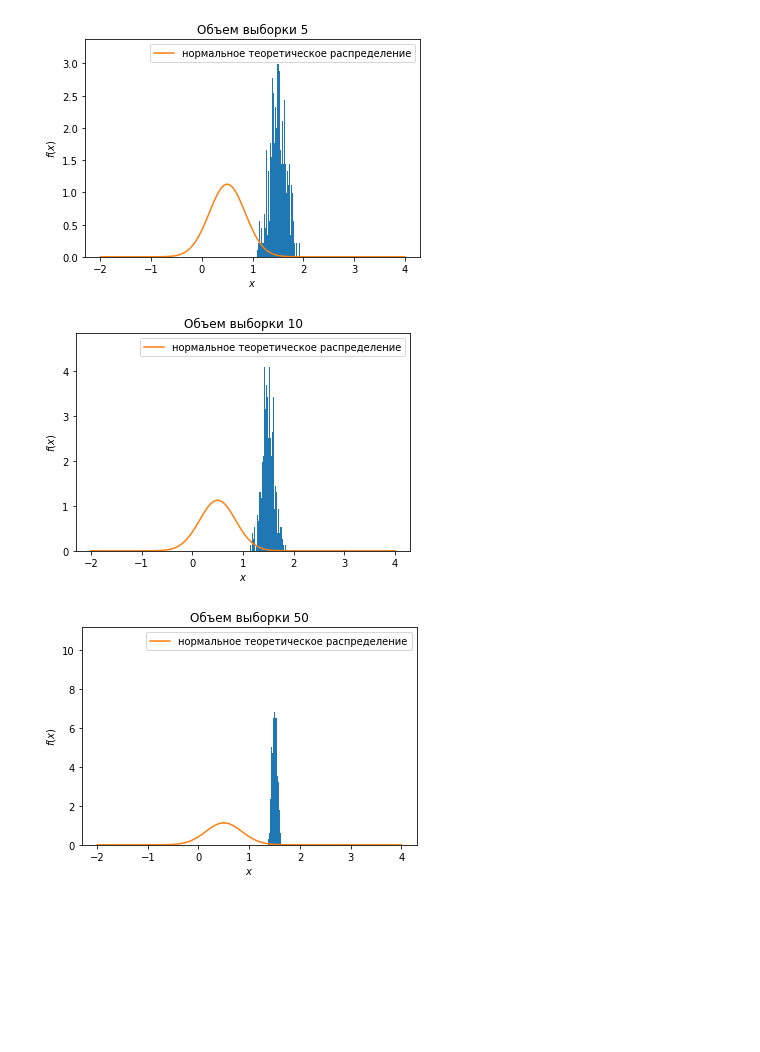
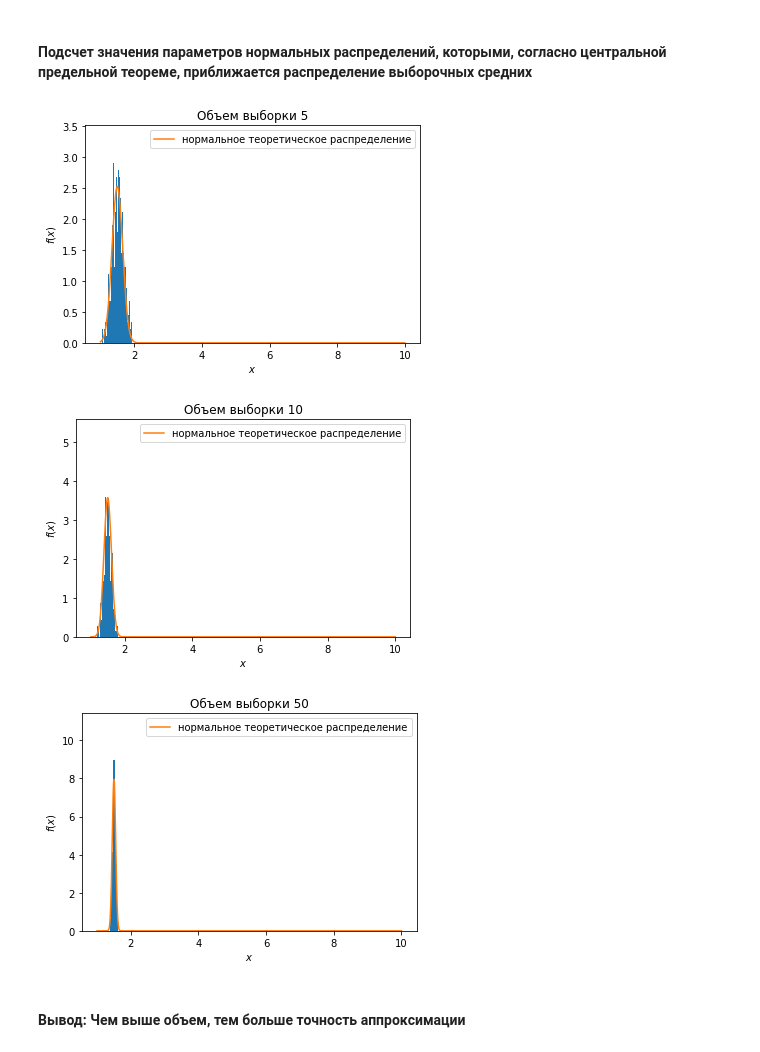
Before and after one commit to Gigiman/cera_w4, a Jupyter notebook: cera_w4.ipynb, the cells around one changed output. Saved outputs shown, nothing was run; the diff lists cells and outputs as text; code cells hidden in the pictures; blank space fills up the shorter version.

```diff
--- a/cera_w4.ipynb
+++ b/cera_w4.ipynb
@@ -18,7 +18,7 @@ plt.ylabel('fraction of samples')
 plt.xlabel('$x$')
 
 # Строим функцию распределения
-x = np.linspace(0,10,100)
+x = np.linspace(1,10,100)
 cdf = arcsin_rv.cdf(x)
 plt.plot(x, cdf, label='theoretical CDF')
 # %% [output]
@@ -39,53 +41,31 @@ print(initialAvg)
+# %% [markdown]
+#### Подсчет значения параметров нормальных распределений, которыми, согласно центральной предельной теореме, приближается распределение выборочных средних
 # %%
-# volumes = [5, 10, 50]
-# Мой нерабочий код
-# def getVolumeGraphs(n):
-#     # Переменная определяющая распределение по объему
-# #     arrangementByVol = arcsin_rv.rvs(n)
-#     volMeanValues = []
-#     # Цикл расчитывающий среднее для всех выборок по объему
-#     for i in range(1000):
-#         volMeanValues.append(arcsin_rv.rvs(n).mean())
-#     # Рисуем гистограмму
-#     plt.hist(volMeanValues, 100, density=True)
-#     # Рисуем распределение плотности
-#     x = np.linspace(0,10,1000)
-# #     graphNorm = norm.pdf(x, 0.5, 0.125)
-#     graphNorm = norm.pdf(x, 0.5, 0.125)
-#     plt.plot(x, graphNorm, label="Распределение Нормы")
-#     plt.legend()
-#     plt.ylabel('$f(x)$')
-#     plt.xlabel('$x$')
+import math
 
-# getVolumeGraphs(5)
-# getVolumeGraphs(10)
-# getVolumeGraphs(50)
-# for volume in volumes:
-# getVolumeGraphs(volume)
-# Подсмотренный код
 for n in [5, 10, 50]:
     # 1000 средних от выборки объемом n
     sample = [arcsin_rv.rvs(n).mean() for i in range(1000)]
     # гистограма результата
     plt.hist(sample, 100, density=True)
 
     # точки для графика
-    x = np.linspace(-2, 4, 100)
-    # среднее равно scale, но я не знаю почему
+    x = np.linspace(1, 10, 1000)
+    # Среднее выборочное по начально выборке
     loc = 1.5
-    # дисперсия (формулу взял у Ромы, с формулой из вики всё ломалось)
-    std = np.sqrt(0.125)
+    # Дисперсия
+    std = 0.125/n
     # нормальное распределение от результатов экспоненциального распределения(?)
-    norm = sts.norm.pdf(x, loc, std)
+    norm = sts.norm.pdf(x, loc, math.sqrt(std))
 
     # отрисовываем результат
     plt.plot(x, norm, label='нормальное теоретическое распределение')
     plt.legend()
     plt.title(f'Объем выборки {n}')
     plt.ylabel('$f(x)$')
     plt.xlabel('$x$')
     plt.show()
 # %% [output]
-[figure, old version]
+[figure, new version]
-[figure, old version]
+[figure, new version]
-[figure, old version]
+[figure, new version]
@@ -93,0 +72,2 @@ for n in [5, 10, 50]:
+# %% [markdown]
+#### Вывод: Чем выше объем, тем больше точность аппроксимации
```
Also changed, not shown: parts of 4 cells of this notebook.
